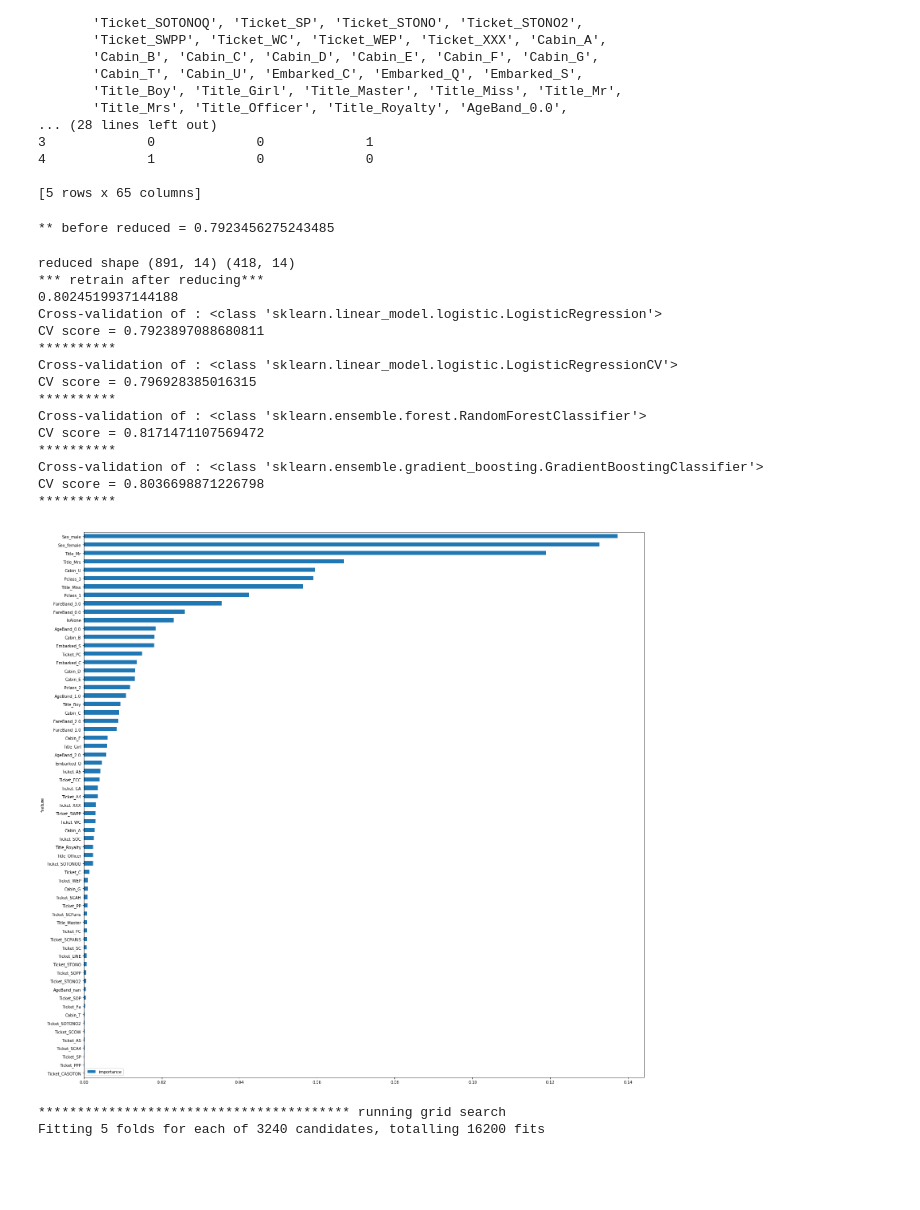
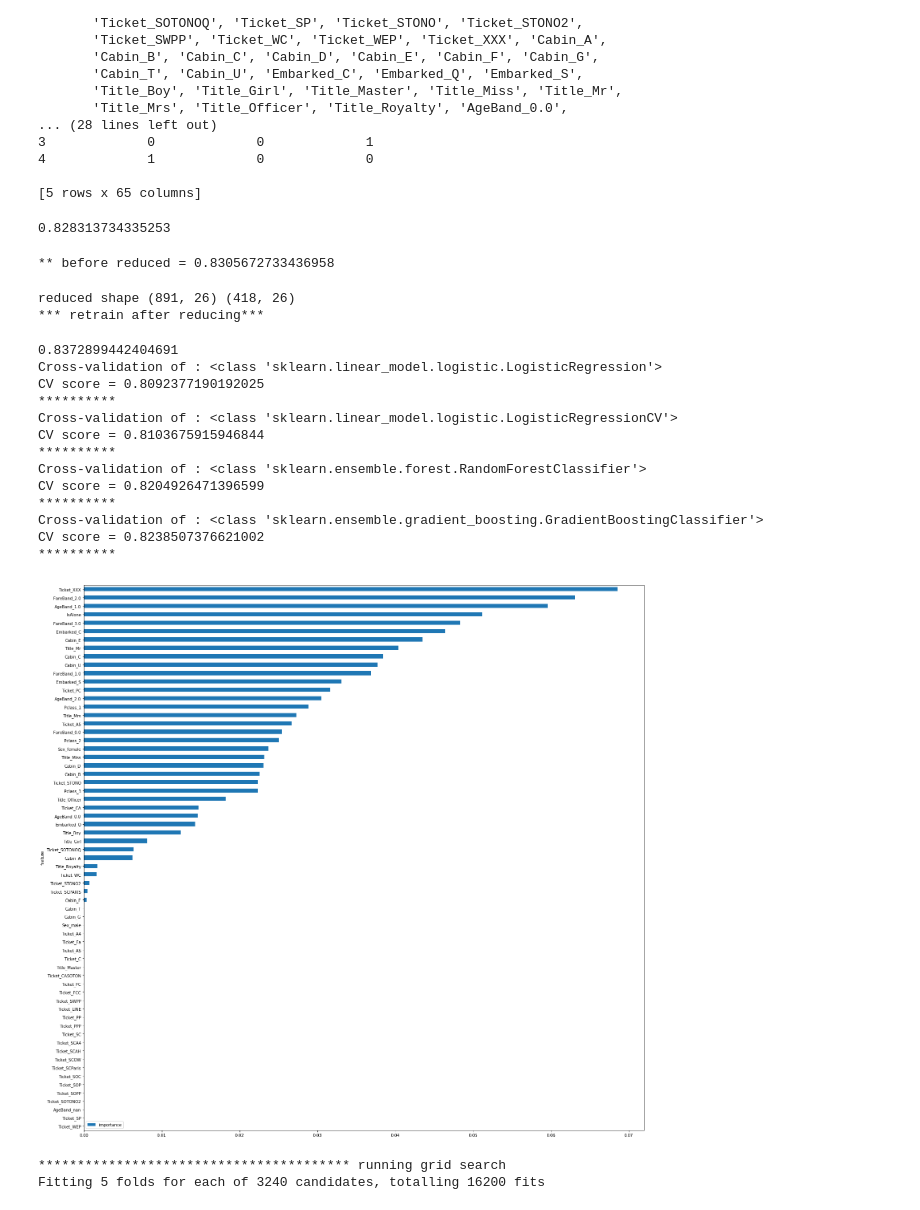
Before and after one commit to wakandan/kaggle, a Jupyter notebook: titanic/process-data-combined.ipynb, the cells around one changed output. Saved outputs shown, nothing was run; the diff lists cells and outputs as text; code cells hidden in the pictures; blank space fills up the shorter version.

Commit message:
testing with xgboost

```diff
--- a/titanic/process-data-combined.ipynb
+++ b/titanic/process-data-combined.ipynb
@@ -217,12 +217,19 @@ Index(['IsAlone', 'Pclass_1', 'Pclass_2', 'Pclass_3', 'Sex_female', 'Sex_male',
 4             1             0             0
 
 [5 rows x 65 columns]
+# %%
+gbm = xgboost.XGBClassifier(max_depth=7, n_estimators=300, learning_rate=0.05)
+# gbm.fit(train_df, y)
+print(np.mean(cross_val_score(gbm, train_df, y, cv=5)))
+# %% [output]
+0.828313734335253
 # %%
 ## array([0.81564246, 0.80446927, 0.80898876, 0.79213483, 0.8079096 ])
 # clf = GradientBoostingClassifier(n_estimators=100, learning_rate=0.1, min_samples_leaf=100, max_depth=2, random_state=random_state)
 
 ## array([0.79888268, 0.81564246, 0.81460674, 0.80337079, 0.85875706])
-clf = RandomForestClassifier(max_depth=4, max_features=3, n_estimators=400)
+# clf = RandomForestClassifier(max_depth=4, max_features=3, n_estimators=400)
+clf = xgboost.XGBClassifier(max_depth=6, n_estimators=500, learning_rate=0.05)
 
 ## array([0.75977654, 0.75977654, 0.7752809 , 0.76966292, 0.82485876])
 # clf = VotingClassifier(
@@ -261,46 +268,46 @@ clf.fit(train_df, y)
 # print("*"*40, "best params", gs.best_params_, gs.best_score_)
 # clf.fit(train_df, y)
 cv = np.mean(cross_val_score(clf, train_df, y, cv=5))
 print(f"** before reduced = {cv}")
 features = pd.DataFrame()
 features['feature'] = train_df.columns
 features['importance'] = clf.feature_importances_
 features.sort_values(by=['importance'], ascending=True, inplace=True)
 features.set_index('feature', inplace=True)
 features.plot(kind='barh', figsize=(25, 25))
 model = SelectFromModel(clf, prefit=True)
 train_reduced = model.transform(train_df)
 test_reduced = model.transform(test_df)
 print("reduced shape", train_reduced.shape, test_reduced.shape)
 print("*** retrain after reducing***")
 print(np.mean(cross_val_score(clf, train_reduced, y, cv=5)))
 clf.fit(train_reduced, y)
 logreg = LogisticRegression()
 logreg_cv = LogisticRegressionCV()
 rf = RandomForestClassifier()
 gboost = GradientBoostingClassifier()
 
 models = [logreg, logreg_cv, rf, gboost]
 for m in models:
     print('Cross-validation of : {0}'.format(m.__class__))
     score = np.mean(cross_val_score(m, X=train_reduced, y=y, scoring='accuracy', cv=5))
     print('CV score = {0}'.format(score))
     print('*'*10)
 # %% [output]
-** before reduced = 0.7923456275243485
+** before reduced = 0.8305672733436958
-reduced shape (891, 14) (418, 14)
+reduced shape (891, 26) (418, 26)
 *** retrain after reducing***
-0.8024519937144188
-Cross-validation of : <class 'sklearn.linear_model.logistic.LogisticRegression'>
-CV score = 0.7923897088680811
-**********
-Cross-validation of : <class 'sklearn.linear_model.logistic.LogisticRegressionCV'>
-CV score = 0.796928385016315
-**********
-Cross-validation of : <class 'sklearn.ensemble.forest.RandomForestClassifier'>
-CV score = 0.8171471107569472
-**********
-Cross-validation of : <class 'sklearn.ensemble.gradient_boosting.GradientBoostingClassifier'>
-CV score = 0.8036698871226798
-**********
+0.8372899442404691
+Cross-validation of : <class 'sklearn.linear_model.logistic.LogisticRegression'>
+CV score = 0.8092377190192025
+**********
+Cross-validation of : <class 'sklearn.linear_model.logistic.LogisticRegressionCV'>
+CV score = 0.8103675915946844
+**********
+Cross-validation of : <class 'sklearn.ensemble.forest.RandomForestClassifier'>
+CV score = 0.8204926471396599
+**********
+Cross-validation of : <class 'sklearn.ensemble.gradient_boosting.GradientBoostingClassifier'>
+CV score = 0.8238507376621002
+**********
-[figure, old version]
+[figure, new version]
```
Also changed, not shown: parts of 5 cells of this notebook.
